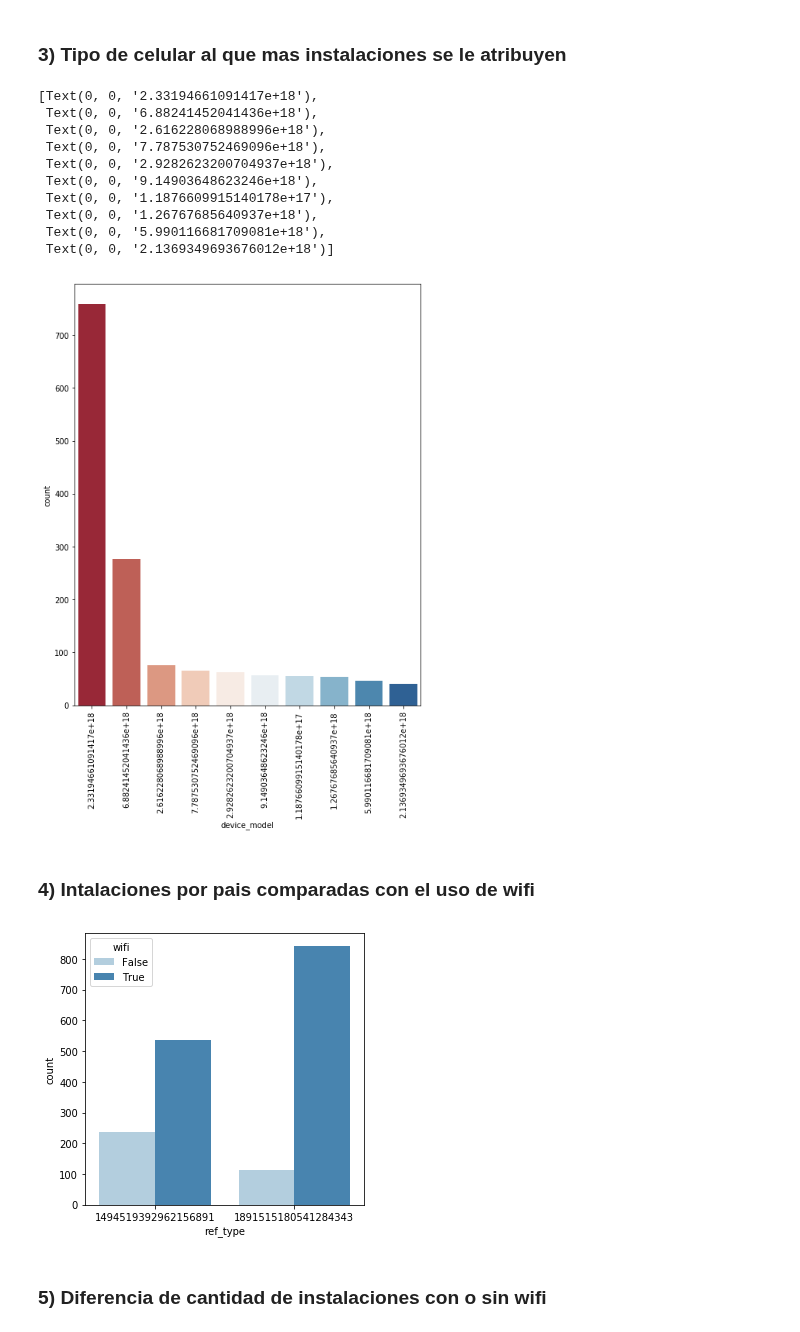
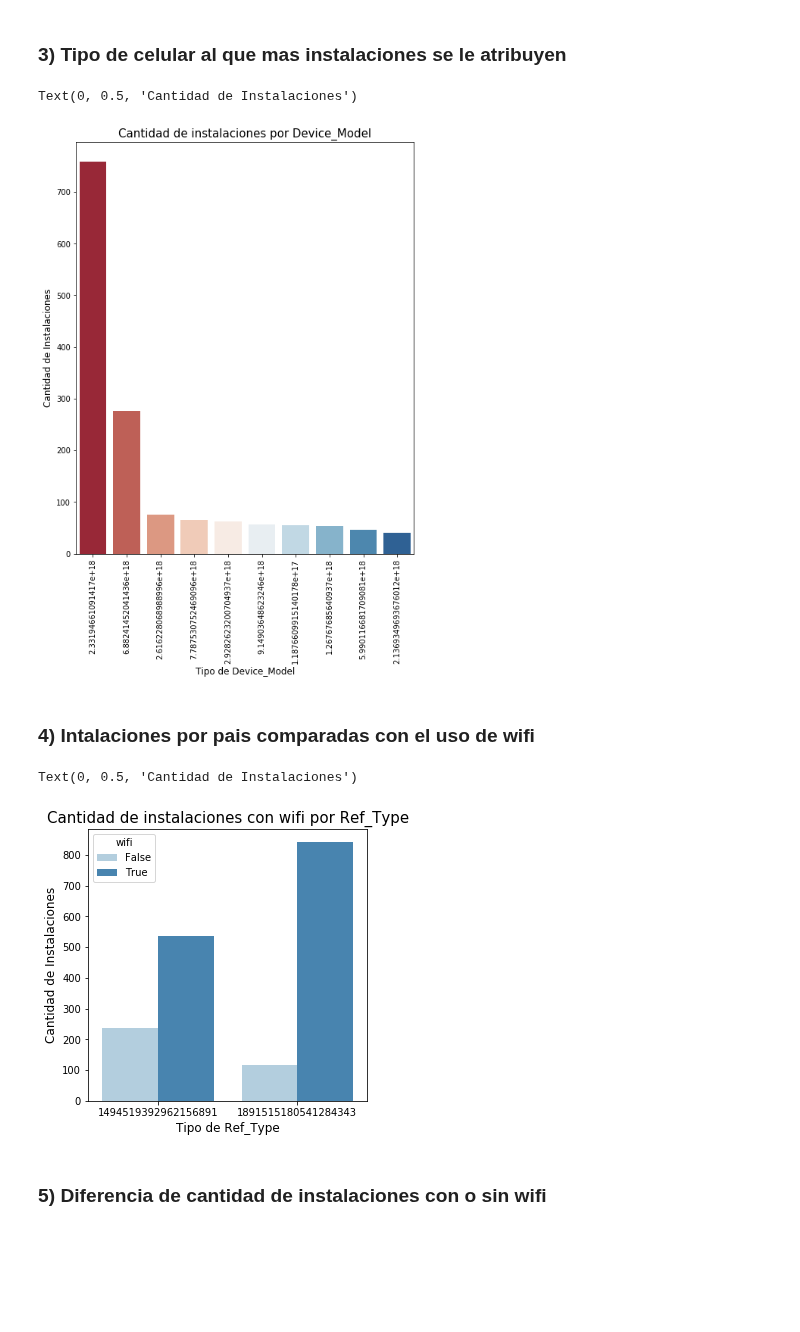
Before and after one commit to Elianagam/orgaDatosTp1, a Jupyter notebook: prueba_installs2.ipynb, the cells around one changed output. Drawn from its saved outputs; the diff is of its cells as text; code cells hidden in the pictures; blank space fills up the shorter version.

```diff
--- a/prueba_installs2.ipynb
+++ b/prueba_installs2.ipynb
@@ -219,24 +162,22 @@ plt.figure(figsize=(8, 10))
 device_installs = sns.countplot(x='device_model', data=installs, palette='RdBu',\
                       order=installs['device_model'].value_counts().iloc[:10].index)
 device_installs.set_xticklabels(device_installs.get_xticklabels(), rotation=90)
+device_installs.set_title("Cantidad de instalaciones por Device_Model", fontsize =15)
+device_installs.set_xlabel("Tipo de Device_Model", fontsize = 12)
+device_installs.set_ylabel("Cantidad de Instalaciones", fontsize = 12)
 # %% [output]
-[Text(0, 0, '2.33194661091417e+18'),
- Text(0, 0, '6.88241452041436e+18'),
- Text(0, 0, '2.616228068988996e+18'),
- Text(0, 0, '7.787530752469096e+18'),
- Text(0, 0, '2.9282623200704937e+18'),
- Text(0, 0, '9.14903648623246e+18'),
- Text(0, 0, '1.1876609915140178e+17'),
- Text(0, 0, '1.26767685640937e+18'),
- Text(0, 0, '5.990116681709081e+18'),
- Text(0, 0, '2.1369349693676012e+18')]
+Text(0, 0.5, 'Cantidad de Instalaciones')
-[figure, old version]
+[figure, new version]
 # %% [markdown]
 ### **4) Intalaciones por pais comparadas con el uso de wifi**
 # %%
 plt.figure(figsize=(5, 5))
 wifi_type = sns.countplot(x='ref_type', data=installs, palette='Blues', hue='wifi')
+wifi_type.set_title("Cantidad de instalaciones con wifi por Ref_Type", fontsize =15)
+wifi_type.set_xlabel("Tipo de Ref_Type", fontsize = 12)
+wifi_type.set_ylabel("Cantidad de Instalaciones", fontsize = 12)
 # %% [output]
+Text(0, 0.5, 'Cantidad de Instalaciones')
-[figure, old version]
+[figure, new version]
 # %% [markdown]
 ### **5) Diferencia de cantidad de instalaciones con o sin wifi**
```
Also changed, not shown: parts of 25 cells of this notebook, 1 other file.
